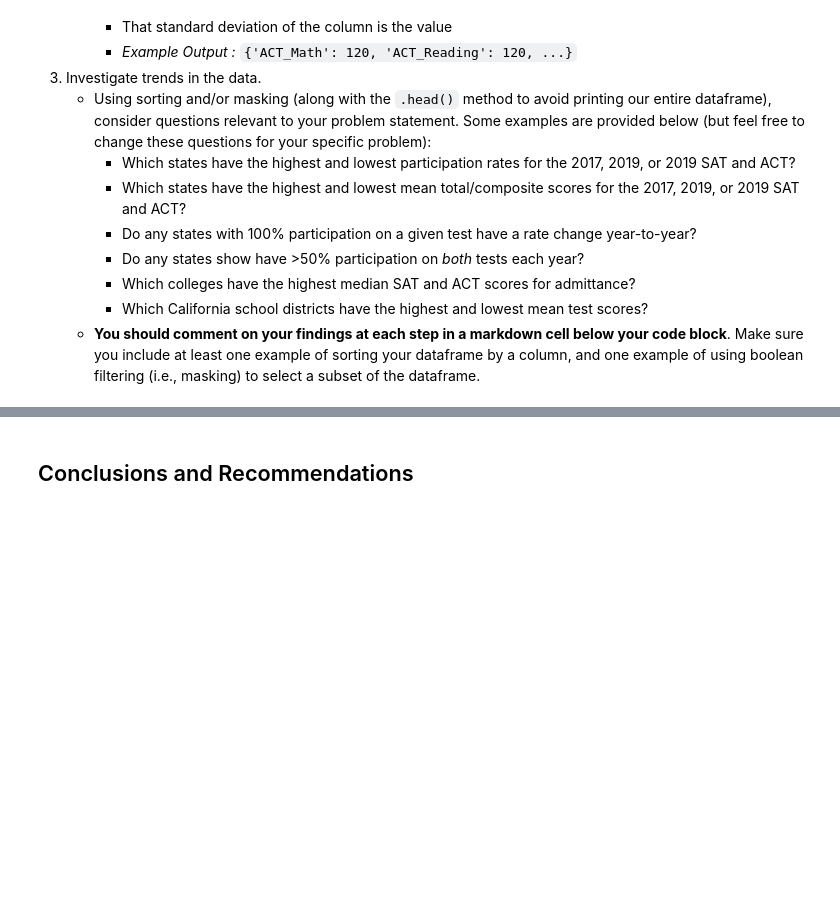
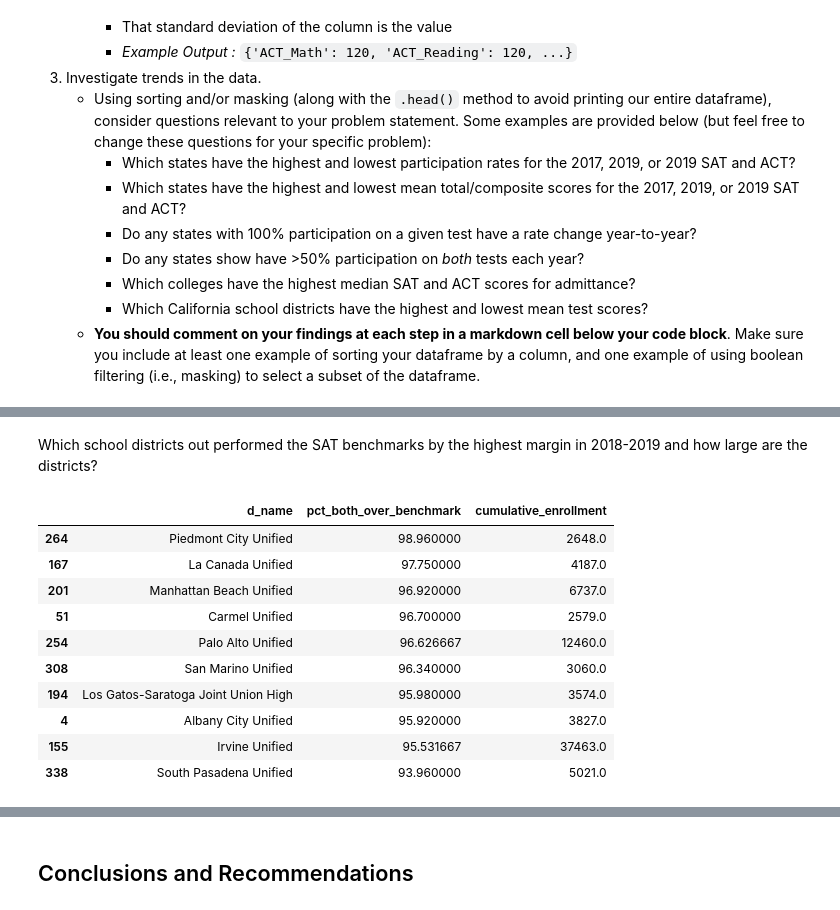
Before and after one commit to AlexSpradling/california_sat_analysis, a Jupyter notebook: code/starter-code Alex.ipynb, the cells around one changed output, grey strips where cells are left out. Drawn from its saved outputs; the diff is of its cells as text; code cells hidden in the pictures; blank space fills up the shorter version.

```diff
--- a/code/starter-code Alex.ipynb
+++ b/code/starter-code Alex.ipynb
@@ -182,11 +188,10 @@ sat_2019_ca_df = pd.read_csv('../data/sat_2019_ca.csv')
 
 # drop columns we're not interested - only want to look at 11th graders
 sat_2019_ca_df.drop(sat_2019_ca_df.columns[[0,1,2,3,4,5,8,9,10,11,12,13,20,21]], axis=1, inplace=True)
-
+sat_2019_ca_df.drop('Unnamed: 25', axis=1, inplace = True)
 # snake case everything
 sat_2019_ca_df.columns = ['_'.join(re.findall('[A-Z][a-z]*',x)) for x in sat_2019_ca_df.columns]
 
-sat_2019_ca_df
 sat_2019_ca_df = clean_columns(sat_2019_ca_df)
 
 sat_2019_ca_df.columns = [x.replace('_e_r_w_', '_erw_') for x in sat_2019_ca_df.columns]
@@ -266,16 +248,26 @@ Aggregate by School District
 # %%
+# read in csv data
+teacher_demo_db = pd.read_csv('../data/StaffDemo18.csv')
+# snake case dolumns
+teacher_demo_db.columns = ['_'.join(re.findall('[A-Z][a-z]*',x)) for x in teacher_demo_db.columns]
+# clean columns
+teacher_demo_db = clean_columns(teacher_demo_db)
+# Quantify Education Level
+edu_level_dict = {'D':10,'S':9,'V':8,'M':7,'U':6,'Y':5,'F':4,'C':3,'B':2,'A':1,'N':0}
+teacher_demo_db.replace({"education_level":edu_level_dict}, inplace=True)
+# Quantify Sex
+sex_dict = {'M':0, 'F':1}
+teacher_demo_db.replace({"gender_code":sex_dict}, inplace = True)
+# Teachers per District
+teachers_per_district = teacher_demo_db['district_name'].value_counts()
 # drop columns we don't need
 teacher_demo_db.drop(['academic_year', 'rec_i_d', 'district_code', 'county_name', 'ethnic_group', 'employment_status_code', 'f_t_e_teaching', 'f_t_e', 'f_t_e_pupil_services', 'file_created'], axis = 1, inplace=True)
-
 # aggregate by mean statistics per school district
 teacher_demo_db_agg = teacher_demo_db.groupby(teacher_demo_db['district_name']).aggregate('mean')
-
+# San Marcos School district data is erroneous, remove San Marcos
+teacher_demo_db_agg.drop('San Marcos Unified', inplace=True)
 # change index name for merge
 teacher_demo_db_agg.index.names = ['d_name']
-
 # add num teachers per district
 teacher_demo_db_agg['tchrs_per_district'] = teachers_per_district
-
-# merge with students df
-ca_districts_students_teachers = pd.merge(teacher_demo_db_agg, student_enrollment_db_agg, left_on='d_name', right_on='d_name')
 # %%
@@ -358,0 +376,17 @@ Complete the following steps to explore your data. You are welcome to do more ED
+# %% [markdown]
+Which school districts out performed the SAT benchmarks by the highest margin in 2018-2019 and how large are the districts?
+# %%
+top_ten = final_merged_df.sort_values('pct_both_over_benchmark', ascending = False).head(10)
+top_ten[['d_name', 'pct_both_over_benchmark', 'cumulative_enrollment']]
+# %% [output]
+|  | d_name | pct_both_over_benchmark | cumulative_enrollment |
+| 264 | Piedmont City Unified | 98.960000 | 2648.0 |
+| 167 | La Canada Unified | 97.750000 | 4187.0 |
+| 201 | Manhattan Beach Unified | 96.920000 | 6737.0 |
+| 51 | Carmel Unified | 96.700000 | 2579.0 |
+| 254 | Palo Alto Unified | 96.626667 | 12460.0 |
+| 308 | San Marino Unified | 96.340000 | 3060.0 |
+| 194 | Los Gatos-Saratoga Joint Union High | 95.980000 | 3574.0 |
+| 4 | Albany City Unified | 95.920000 | 3827.0 |
+| 155 | Irvine Unified | 95.531667 | 37463.0 |
+| 338 | South Pasadena Unified | 93.960000 | 5021.0 |
```
Also changed, not shown: parts of 25 cells of this notebook.
